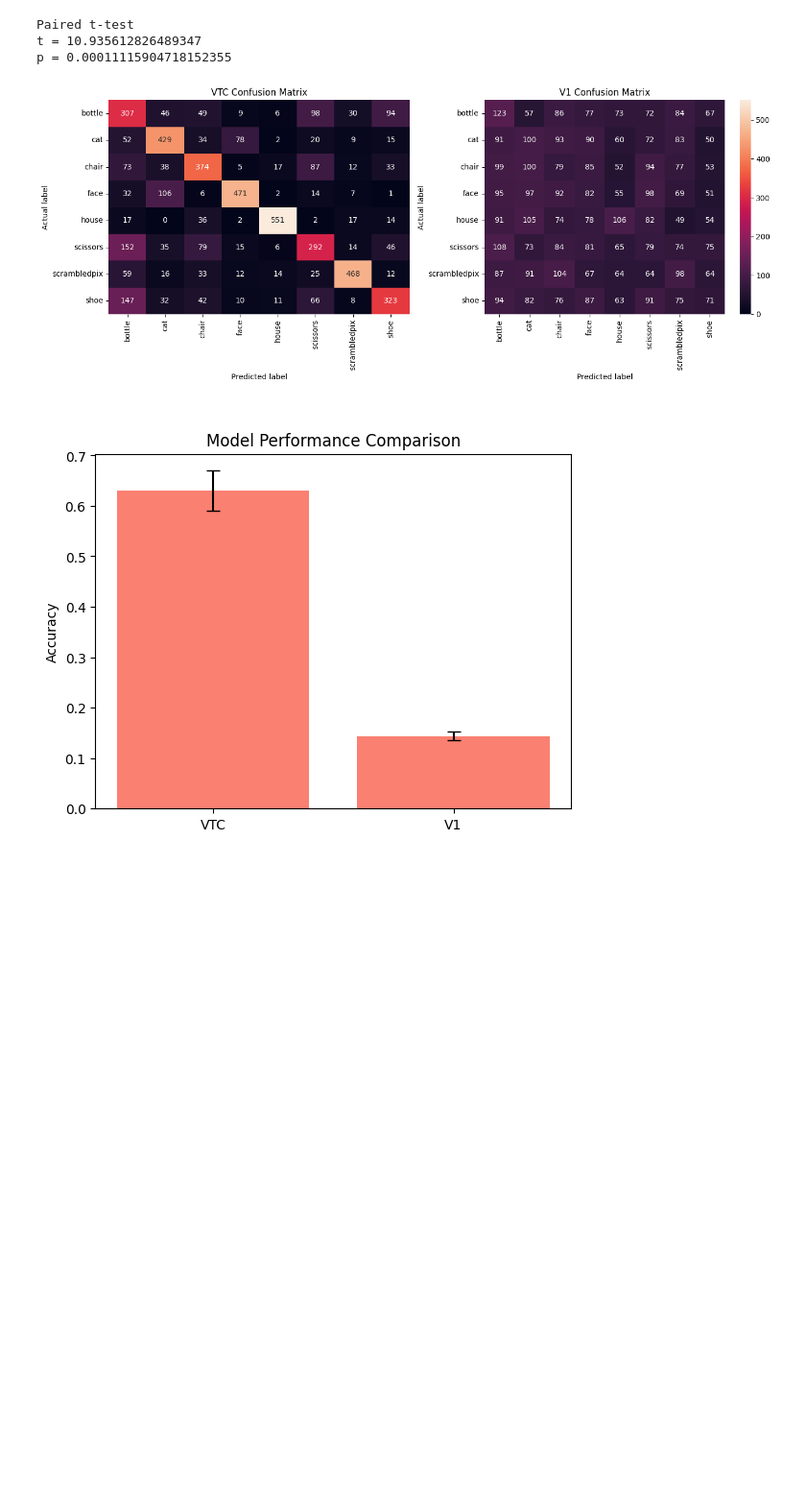
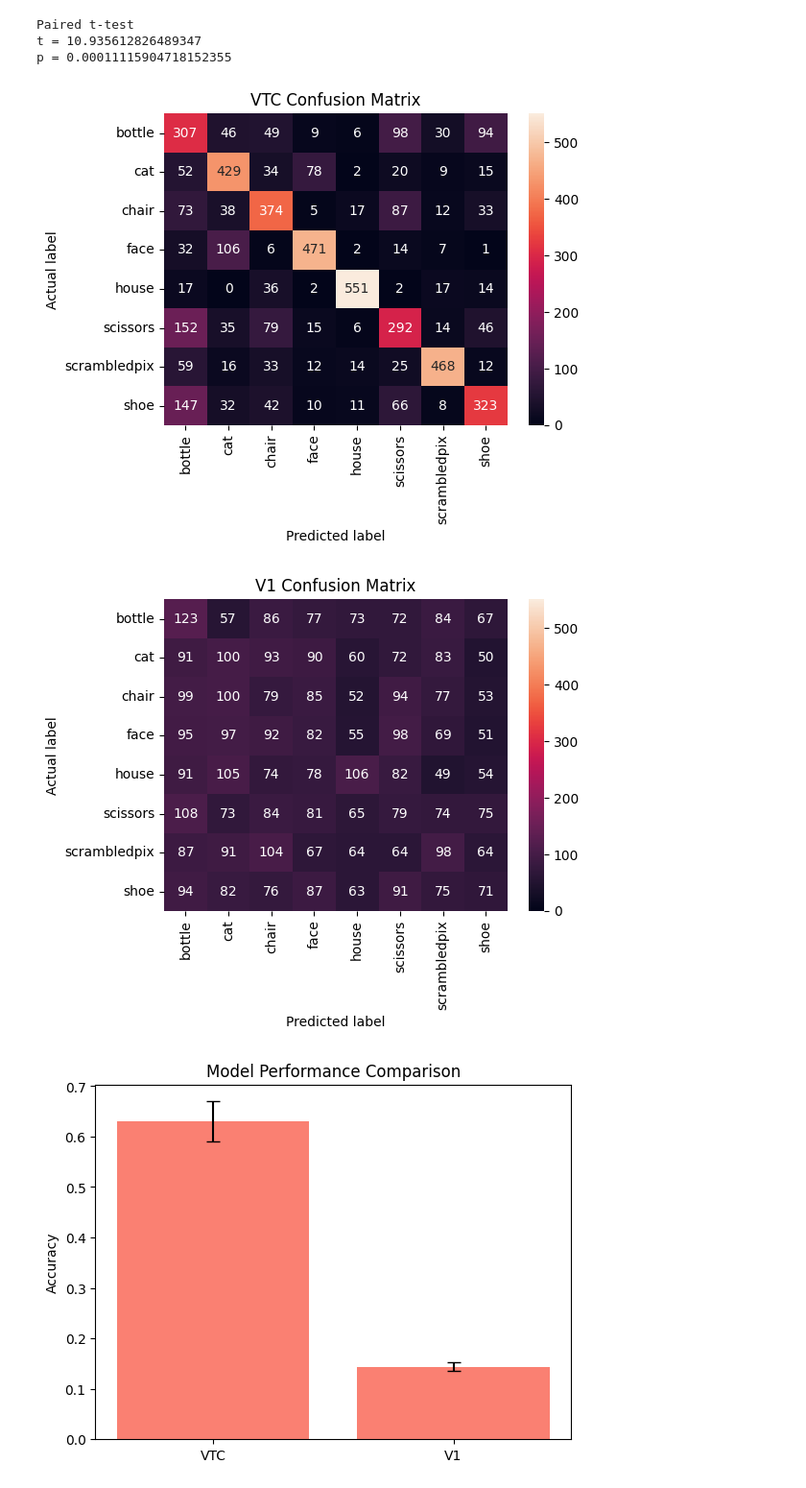
Before and after one commit to HeleenVanAsselt/cmn_project_2_fMRI_dataset, a Jupyter notebook: fMRI_classification.ipynb, the cells around one changed output. Shown at 96% size. Saved outputs shown, nothing was run; the diff lists cells and outputs as text; code cells hidden in the pictures; blank space fills up the shorter version.

```diff
--- a/fMRI_classification.ipynb
+++ b/fMRI_classification.ipynb
@@ -176,56 +176,55 @@ p = 0.00011115904718152355
 # %%
 labels_unique = np.unique(y_true_vtc_all)
 
 cm_vtc = confusion_matrix(y_true_vtc_all, y_pred_vtc_all, labels=labels_unique)
 cm_v1 = confusion_matrix(y_true_v1_all, y_pred_v1_all, labels=labels_unique)
 
 vmin = 0
 vmax = max(cm_vtc.max(), cm_v1.max())
 
-fig, axes = plt.subplots(1, 2, figsize=(14, 6))
+# --- VTC confusion matrix ---
+plt.figure(figsize=(6, 5))
 
-# --- VTC confusion matrix ---
 sns.heatmap(
     cm_vtc,
-    ax=axes[0],
-    annot=True,
-    fmt="d",
-    xticklabels=labels_unique,
-    yticklabels=labels_unique,
-    vmin=vmin,
-    vmax=vmax,
-    cbar=False
-)
-axes[0].set_title("VTC Confusion Matrix")
-axes[0].set_xlabel("Predicted label")
-axes[0].set_ylabel("Actual label")
-
-# --- V1 confusion matrix ---
-sns.heatmap(
-    cm_v1,
-    ax=axes[1],
     annot=True,
     fmt="d",
     xticklabels=labels_unique,
     yticklabels=labels_unique,
     vmin=vmin,
     vmax=vmax,
     cbar=True
 )
-axes[1].set_title("V1 Confusion Matrix")
-axes[1].set_xlabel("Predicted label")
-axes[1].set_ylabel("Actual label")
 
-fig.legend(
-    loc="lower center",
-    ncol=2,
-    frameon=False
+plt.title("VTC Confusion Matrix")
+plt.xlabel("Predicted label")
+plt.ylabel("Actual label")
+
+plt.tight_layout()
+plt.show()
+
+plt.figure(figsize=(6, 5))
+
+sns.heatmap(
+    cm_v1,
+    annot=True,
+    fmt="d",
+    xticklabels=labels_unique,
+    yticklabels=labels_unique,
+    vmin=vmin,
+    vmax=vmax,
+    cbar=True
 )
 
-plt.tight_layout(rect=[0, 0.05, 1, 1])
+plt.title("V1 Confusion Matrix")
+plt.xlabel("Predicted label")
+plt.ylabel("Actual label")
+
+plt.tight_layout()
 plt.show()
 # %% [output]
-[figure, old version]
+[figure, new version]
+[figure, added]
 # %%
 mean_vtc = np.mean(vtc_accuracies)
 mean_v1 = np.mean(v1_accuracies)
```
